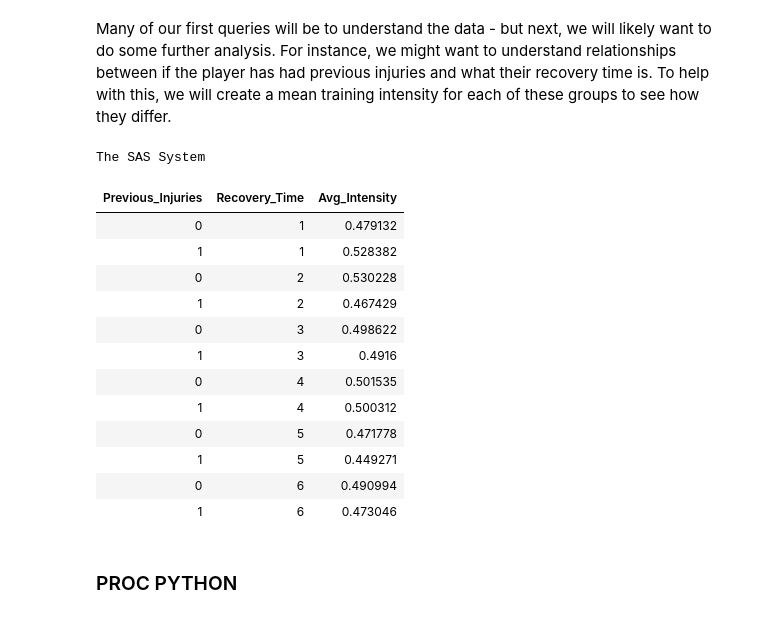
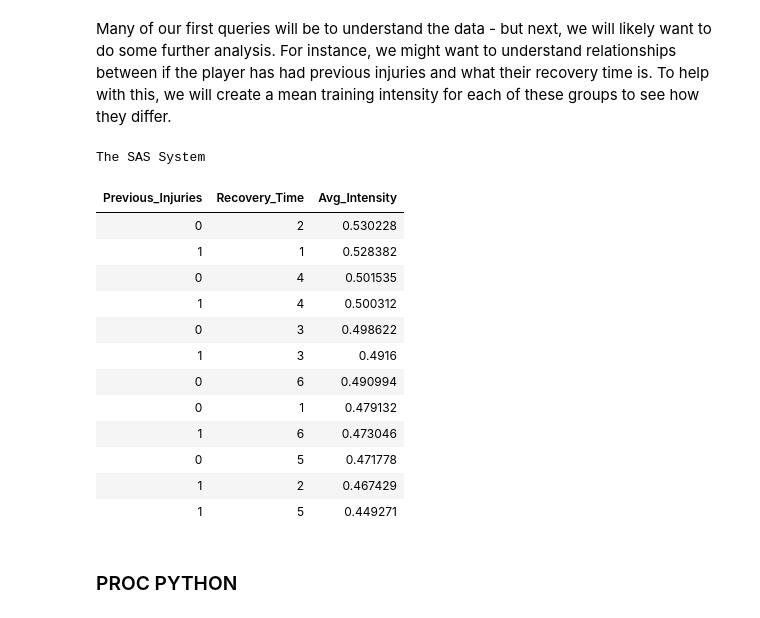
Before and after one commit to rachelnisbet/SAS-Procs-Oh-My, a Jupyter notebook: Procs-Oh My.ipynb, the cells around one changed output. Saved outputs shown, nothing was run; the diff lists cells and outputs as text; code cells hidden in the pictures.

```diff
--- a/Procs-Oh My.ipynb
+++ b/Procs-Oh My.ipynb
@@ -80,24 +80,25 @@ For instance, we might want to understand relationships between if the player ha
 # %%
 proc sql;
     select previous_injuries, recovery_time, mean(training_intensity) as Avg_Intensity
     from injury_data
-    group by recovery_time, previous_injuries;
+    group by recovery_time, previous_injuries
+    order by avg_intensity desc;
 quit;
 # %% [output]
 The SAS System
 | Previous_Injuries | Recovery_Time | Avg_Intensity |
-| 0 | 1 | 0.479132 |
+| 0 | 2 | 0.530228 |
 | 1 | 1 | 0.528382 |
-| 0 | 2 | 0.530228 |
-| 1 | 2 | 0.467429 |
+| 0 | 4 | 0.501535 |
+| 1 | 4 | 0.500312 |
 | 0 | 3 | 0.498622 |
 | 1 | 3 | 0.4916 |
-| 0 | 4 | 0.501535 |
-| 1 | 4 | 0.500312 |
+| 0 | 6 | 0.490994 |
+| 0 | 1 | 0.479132 |
+| 1 | 6 | 0.473046 |
 | 0 | 5 | 0.471778 |
+| 1 | 2 | 0.467429 |
 | 1 | 5 | 0.449271 |
-| 0 | 6 | 0.490994 |
-| 1 | 6 | 0.473046 |
 # %% [markdown]
 ### PROC PYTHON
 # %% [markdown]
```
Also changed, not shown: parts of 2 cells of this notebook.
